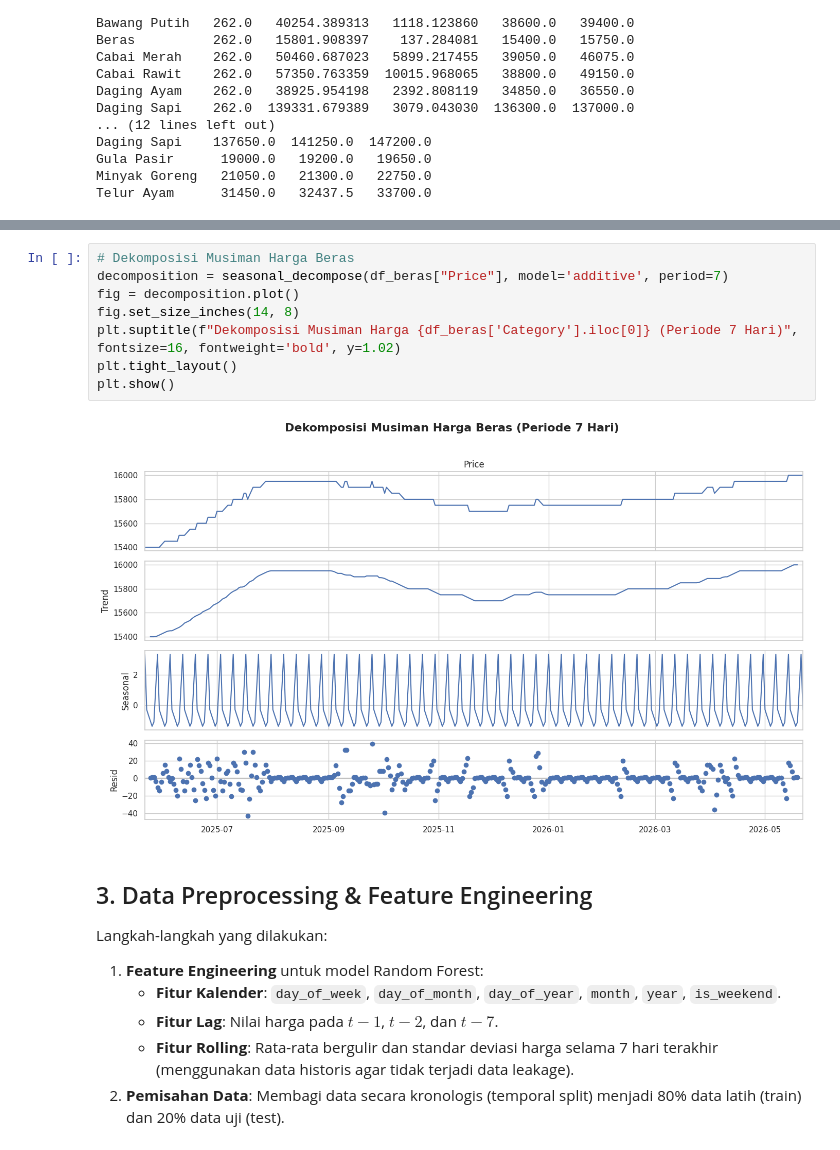
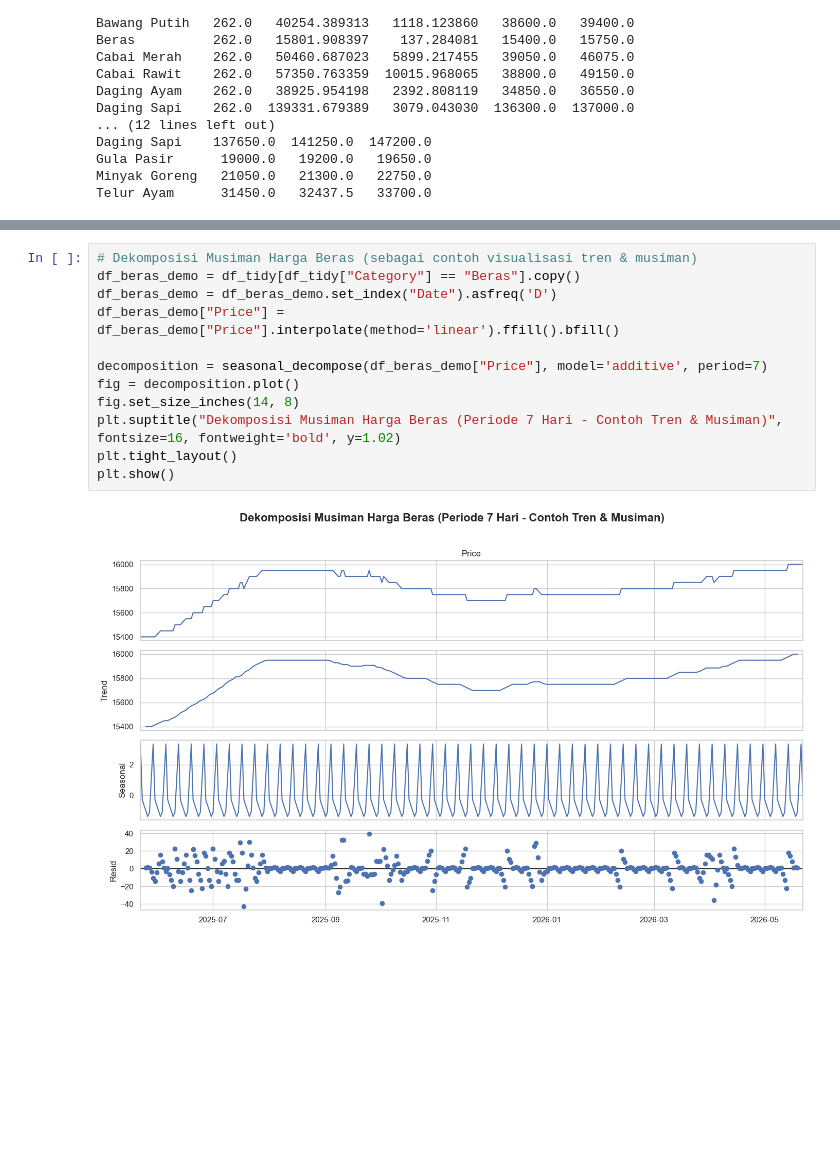
Before and after one commit to raflyherdianto/capstone-pijak, a Jupyter notebook: eksplorasi-model/Eksplorasi_Hybrid_ARIMA_Random_Forest.ipynb, the cells around one changed output, grey strips where cells are left out. Saved outputs shown, nothing was run; the diff lists cells and outputs as text; blank space fills up the shorter version.

```diff
--- a/eksplorasi-model/Eksplorasi_Hybrid_ARIMA_Random_Forest.ipynb
+++ b/eksplorasi-model/Eksplorasi_Hybrid_ARIMA_Random_Forest.ipynb
@@ -260,18 +258,14 @@ Hasil: Data TIDAK stasioner (p-value >= 0.05). Diperlukan differencing untuk mod
 # %%
-# Dekomposisi Musiman Harga Beras
-decomposition = seasonal_decompose(df_beras["Price"], model='additive', period=7)
+# Dekomposisi Musiman Harga Beras (sebagai contoh visualisasi tren & musiman)
+df_beras_demo = df_tidy[df_tidy["Category"] == "Beras"].copy()
+df_beras_demo = df_beras_demo.set_index("Date").asfreq('D')
+df_beras_demo["Price"] = df_beras_demo["Price"].interpolate(method='linear').ffill().bfill()
+
+decomposition = seasonal_decompose(df_beras_demo["Price"], model='additive', period=7)
 fig = decomposition.plot()
 fig.set_size_inches(14, 8)
-plt.suptitle(f"Dekomposisi Musiman Harga {df_beras['Category'].iloc[0]} (Periode 7 Hari)", fontsize=16, fontweight='bold', y=1.02)
+plt.suptitle("Dekomposisi Musiman Harga Beras (Periode 7 Hari - Contoh Tren & Musiman)", fontsize=16, fontweight='bold', y=1.02)
 plt.tight_layout()
 plt.show()
 # %% [output]
-[figure, old version]
+[figure, new version]
-# %% [markdown]
-## 3. Data Preprocessing & Feature Engineering
-Langkah-langkah yang dilakukan:
-1. **Feature Engineering** untuk model Random Forest:
-   - **Fitur Kalender**: `day_of_week`, `day_of_month`, `day_of_year`, `month`, `year`, `is_weekend`.
-   - **Fitur Lag**: Nilai harga pada $t-1$, $t-2$, dan $t-7$.
-   - **Fitur Rolling**: Rata-rata bergulir dan standar deviasi harga selama 7 hari terakhir (menggunakan data historis agar tidak terjadi data leakage).
-2. **Pemisahan Data**: Membagi data secara kronologis (temporal split) menjadi 80% data latih (train) dan 20% data uji (test).
```
Also changed, not shown: parts of 20 cells of this notebook, 1 other file.
